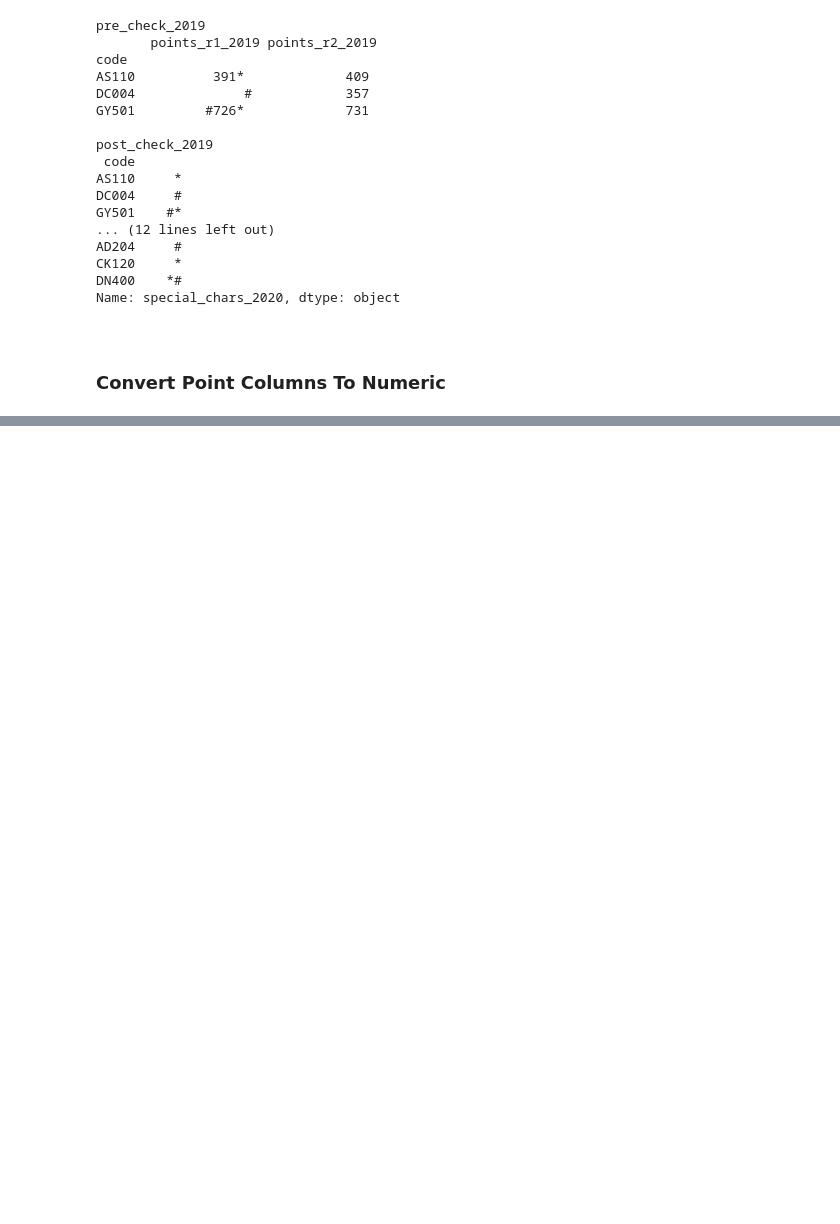
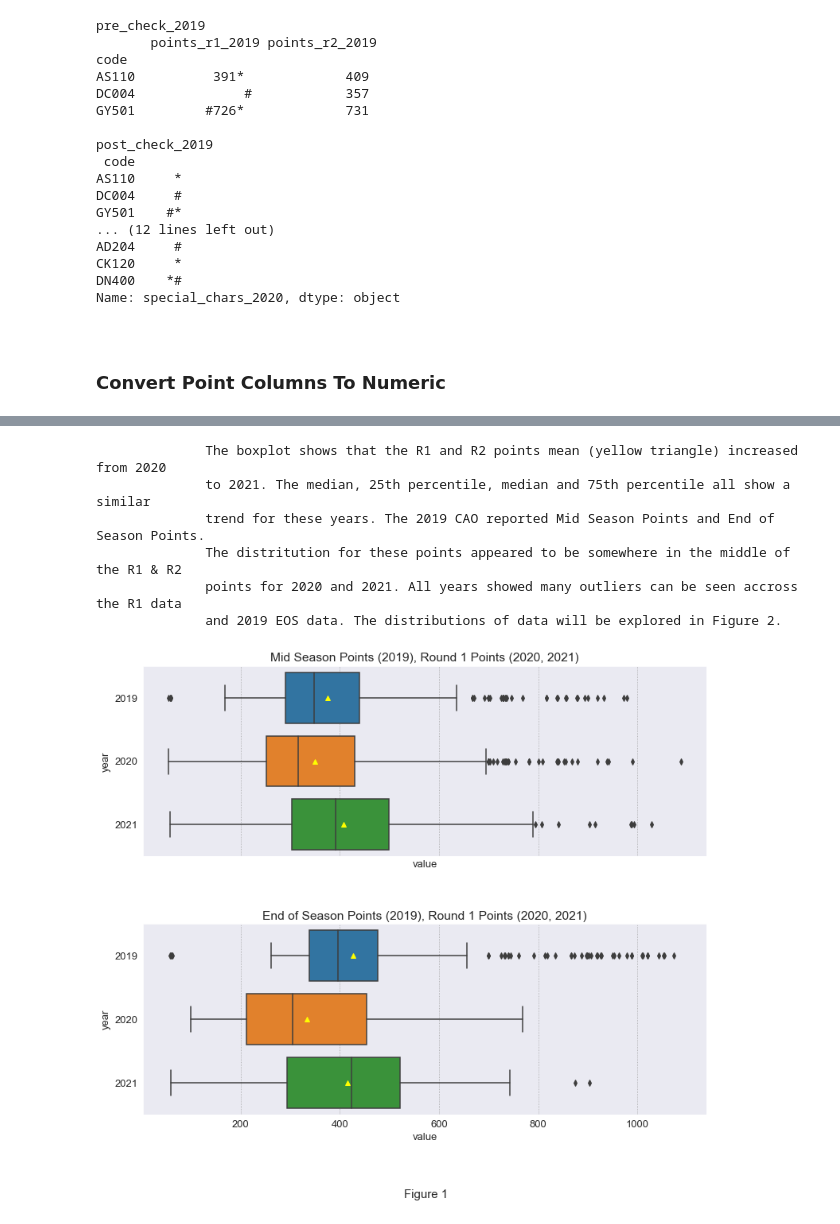
Before and after one commit to CiaranMoran27/Fundamentals-of-Data-Analysis, a Jupyter notebook: cao.ipynb, the cells around one changed output, grey strips where cells are left out. Cells and saved outputs as stored; diff of their text form; code cells hidden in the pictures; blank space fills up the shorter version.

Commit message:
Plotting the Data: Exploring the Spread section added to cao notebook

```diff
--- a/cao.ipynb
+++ b/cao.ipynb
@@ -8,9 +8,14 @@
 # import required libraries
 import requests as rq             # Convenient HTTP requests.
 import re                         # Regular expressions.
-import datetime as dt
-import pandas as pd
-import numpy as np
+import pandas as pd               # for manipulating data / making dataframes
+import numpy as np                # for numerical operations
+import matplotlib.pyplot as plt             # for plotting
+import seaborn as sns                       # for plotting
+
+# for plot formatting
+plt.rcParams['font.size'] = 13
+sns.set_style("darkgrid", {"grid.color": ".6", "grid.linestyle": ":"})
 # %%
 # Make a get request to 2021 CAO points URL
 resp = rq.get('http://www2.cao.ie/points/l8.php')
@@ -465,0 +478,46 @@ for col in all_courses.columns:
+# %%
+# declare value cols for melt function
+points_cols = ['points_r1_2019', 'points_r1_2020', 'points_r1_2021', 'points_r2_2019', 'points_r2_2020', 'points_r2_2021']
+
+# unpivot df from wide to long (this will allow use of hue parameter in seaborn boxplot)
+melted_df = pd.melt(all_courses.reset_index(), id_vars = ['category'], value_vars = points_cols)
+
+# add year col by substring check on variable col
+melted_df['year'] = np.where(melted_df['variable'].str.contains('2021'), '2021',
+                       np.where(melted_df['variable'].str.contains('2020'), '2020',
+                               np.where(melted_df['variable'].str.contains('2019'), '2019', '')))
+
+
+# generate figure with 2 rows
+fig, (ax1, ax2) = plt.subplots(2, 1 , figsize = (12, 10), sharex = True)
+plt.figtext(0.5, -0.025, 'Figure 1', wrap = True, fontsize = 15)
+ax1.set_title('Mid Season Points (2019), Round 1 Points (2020, 2021)')
+ax2.set_title('End of Season Points (2019), Round 1 Points (2020, 2021)')
+
+# R1 Boxplot, filter melted df variable col by r1 points
+sns.boxplot(ax = ax1, data = melted_df[melted_df['variable'].isin(points_cols[:3])], x = 'value', y = 'year', showmeans = True,
+            meanprops = {'markerfacecolor':'yellow', 'markeredgecolor':'yellow'})
+x = melted_df[melted_df['variable'].isin(points_cols[:3])]
+y = melted_df[melted_df['variable'].isin(points_cols[3:])]
+
+## R2 Boxplot, filter melted df variable col by r2 points
+sns.boxplot(ax = ax2, data = melted_df[melted_df['variable'].isin(points_cols[3:])], x = 'value', y = 'year', showmeans = True,
+            meanprops={'markerfacecolor':'yellow', 'markeredgecolor':'yellow'})
+
+plt.tight_layout(pad = 4)
+
+string_spacer = [' ' * 14 for i in range(6)]
+print('\n{}The boxplot shows that the R1 and R2 points mean (yellow triangle) increased from 2020\n\
+{}to 2021. The median, 25th percentile, median and 75th percentile all show a similar \n\
+{}trend for these years. The 2019 CAO reported Mid Season Points and End of Season Points.\n\
+{}The distritution for these points appeared to be somewhere in the middle of the R1 & R2\n\
+{}points for 2020 and 2021. All years showed many outliers can be seen accross the R1 data\n\
+{}and 2019 EOS data. The distributions of data will be explored in Figure 2.\n'.format(*string_spacer))
+# %% [output]
+              The boxplot shows that the R1 and R2 points mean (yellow triangle) increased from 2020
+              to 2021. The median, 25th percentile, median and 75th percentile all show a similar
+              trend for these years. The 2019 CAO reported Mid Season Points and End of Season Points.
+              The distritution for these points appeared to be somewhere in the middle of the R1 & R2
+              points for 2020 and 2021. All years showed many outliers can be seen accross the R1 data
+              and 2019 EOS data. The distributions of data will be explored in Figure 2.
+[figure, added]
```
Also changed, not shown: parts of 1 cell of this notebook.
